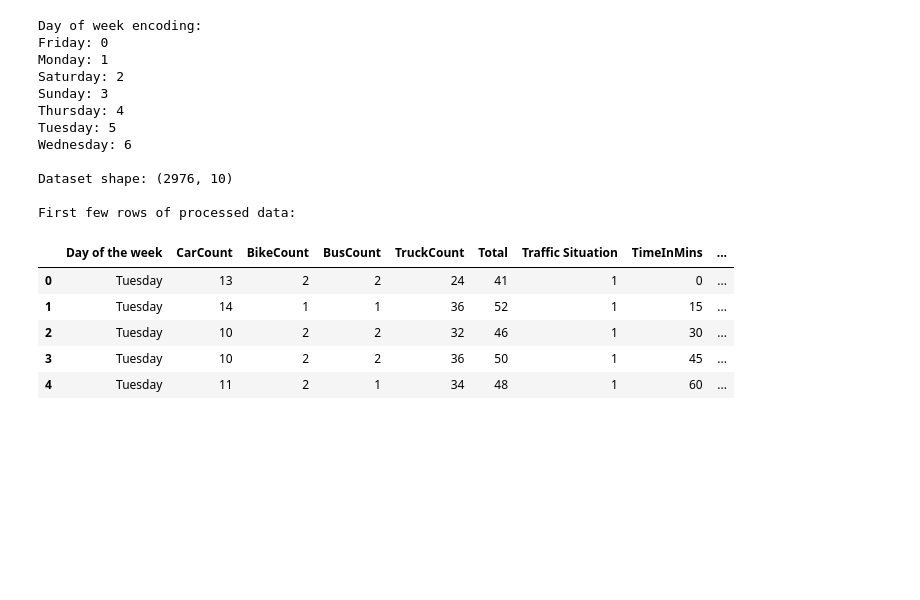
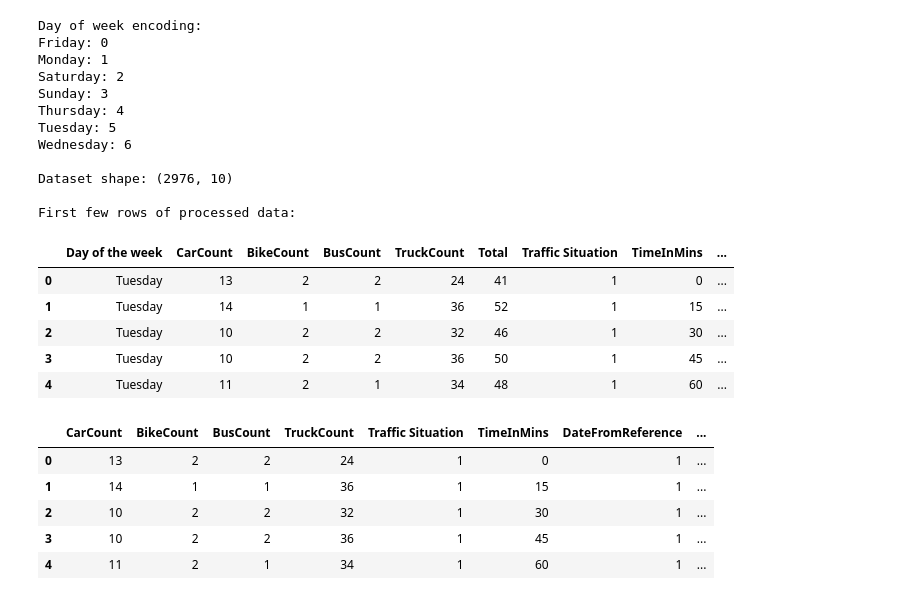
Before and after one commit to rkpm22/predict-traffic-flow, a Jupyter notebook: Predict-traffic-flow.ipynb, the cells around one changed output. Saved outputs shown, nothing was run; the diff lists cells and outputs as text; code cells hidden in the pictures; blank space fills up the shorter version.

```diff
--- a/Predict-traffic-flow.ipynb
+++ b/Predict-traffic-flow.ipynb
@@ -342,0 +550,9 @@ First few rows of processed data:
+# %%
+df4.head()
+# %% [output]
+|  | CarCount | BikeCount | BusCount | TruckCount | Traffic Situation | TimeInMins | DateFromReference | ... |
+| 0 | 13 | 2 | 2 | 24 | 1 | 0 | 1 | ... |
+| 1 | 14 | 1 | 1 | 36 | 1 | 15 | 1 | ... |
+| 2 | 10 | 2 | 2 | 32 | 1 | 30 | 1 | ... |
+| 3 | 10 | 2 | 2 | 36 | 1 | 45 | 1 | ... |
+| 4 | 11 | 2 | 1 | 34 | 1 | 60 | 1 | ... |
```
Also changed, not shown: parts of 52 cells of this notebook.
